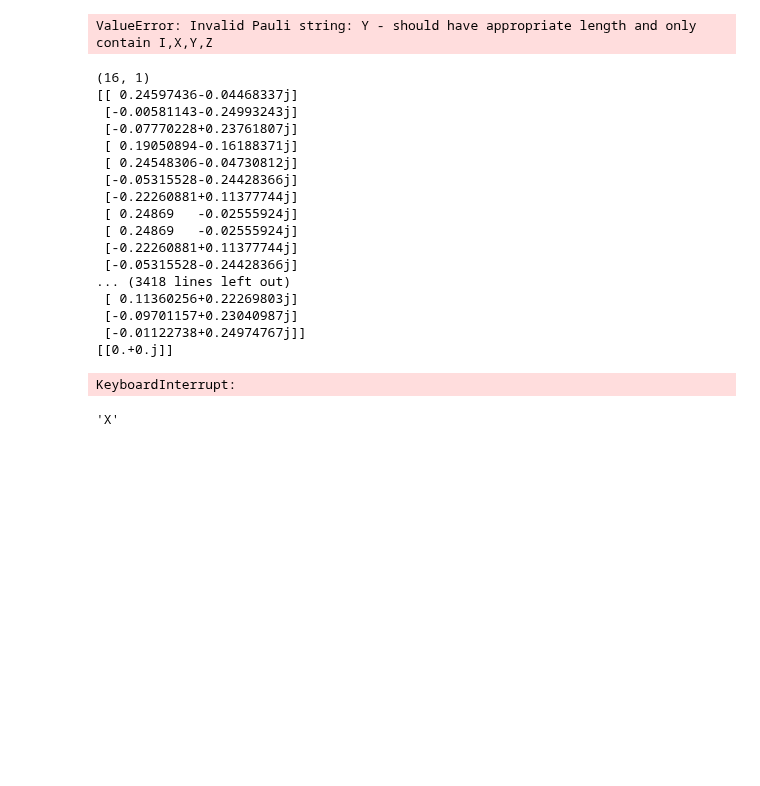
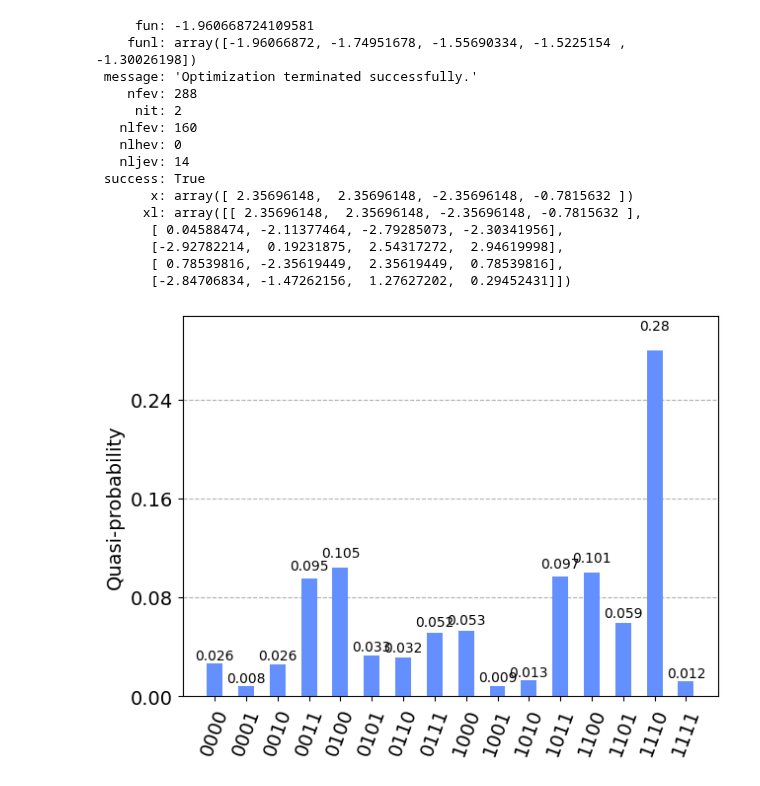
Before and after one commit to seba2390/SYMQcircuit, a Jupyter notebook: ADAPTIVE_QAOA/Example.ipynb, the cells around one changed output. Cells and saved outputs as stored; diff of their text form; code cells hidden in the pictures; blank space fills up the shorter version.

```diff
--- a/ADAPTIVE_QAOA/Example.ipynb
+++ b/ADAPTIVE_QAOA/Example.ipynb
@@ -29,10 +29,6 @@ Best solution = [0 0 1 1] cost = -2.5605
 # %%
 # Defining instance of QAOA ansatz
 QAOA_objective = ADAPTIVEQAOAansatz(n_qubits=n,w_edges=edge_list, backend="SYMQ", precision=64)
-# %%
-QAOA_objective.set_circuit(theta=[0,0,0,0])
-# %% [output]
-ValueError: Invalid Pauli string: Y - should have appropriate length and only contain I,X,Y,Z
 # %%
 # Number of repetitions of (cost, mixer) in circuit
 layers=2
@@ -69,28 +65,23 @@ res = sc.optimize.shgo(func=QAOA_objective.evaluate_circuit, bounds=[(theta_min,
 theta_f = res.x.tolist()
 res
 # %% [output]
-(16, 1)
-[[ 0.24597436-0.04468337j]
- [-0.00581143-0.24993243j]
- [-0.07770228+0.23761807j]
- [ 0.19050894-0.16188371j]
- [ 0.24548306-0.04730812j]
- [-0.05315528-0.24428366j]
- [-0.22260881+0.11377744j]
- [ 0.24869   -0.02555924j]
- [ 0.24869   -0.02555924j]
- [-0.22260881+0.11377744j]
- [-0.05315528-0.24428366j]
-... (3418 lines left out)
- [ 0.11360256+0.22269803j]
- [-0.09701157+0.23040987j]
- [-0.01122738+0.24974767j]]
-[[0.+0.j]]
+     fun: -1.960668724109581
+    funl: array([-1.96066872, -1.74951678, -1.55690334, -1.5225154 , -1.30026198])
+ message: 'Optimization terminated successfully.'
+    nfev: 288
+     nit: 2
+   nlfev: 160
+   nlhev: 0
+   nljev: 14
+ success: True
+       x: array([ 2.35696148,  2.35696148, -2.35696148, -0.7815632 ])
+      xl: array([[ 2.35696148,  2.35696148, -2.35696148, -0.7815632 ],
+       [ 0.04588474, -2.11377464, -2.79285073, -2.30341956],
+       [-2.92782214,  0.19231875,  2.54317272,  2.94619998],
+       [ 0.78539816, -2.35619449,  2.35619449,  0.78539816],
+       [-2.84706834, -1.47262156,  1.27627202,  0.29452431]])
-KeyboardInterrupt:
 # %%
-plot_histogram(QAOA_objective.set_circuit(theta=theta_f).get_state_probabilities(reverse_states=True))
+QAOA_objective.set_circuit(theta=theta_f)
+plot_histogram(QAOA_objective.current_circuit.get_state_probabilities(reverse_states=True))
+# %% [output]
+[figure, added]
-# %%
-test = ('X')
-''.join(test)
-# %% [output]
-'X'
```
Also changed, not shown: parts of 1 cell of this notebook, 1 other file.
